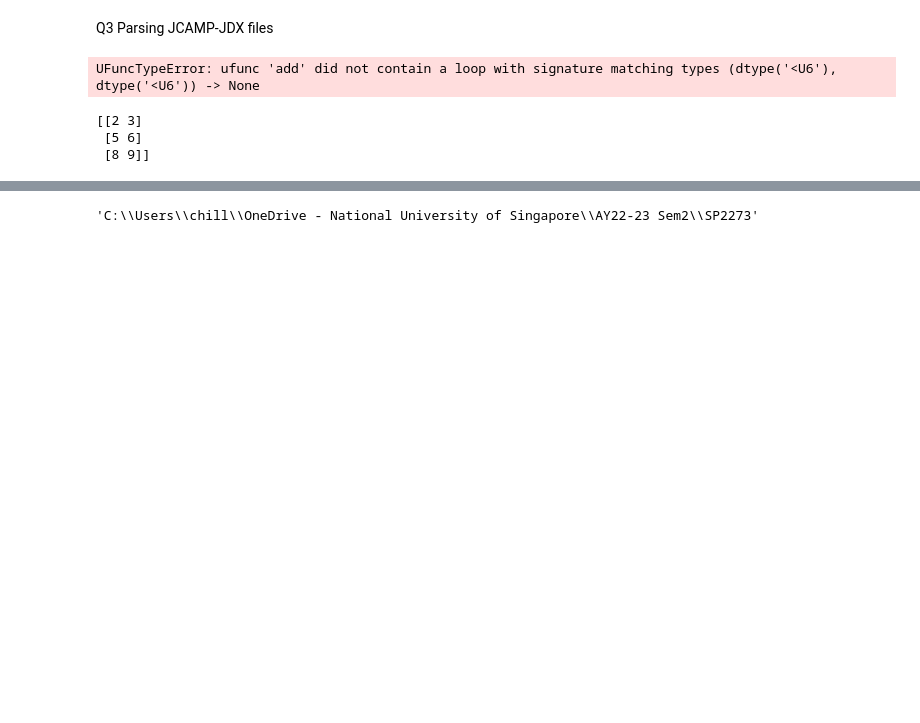
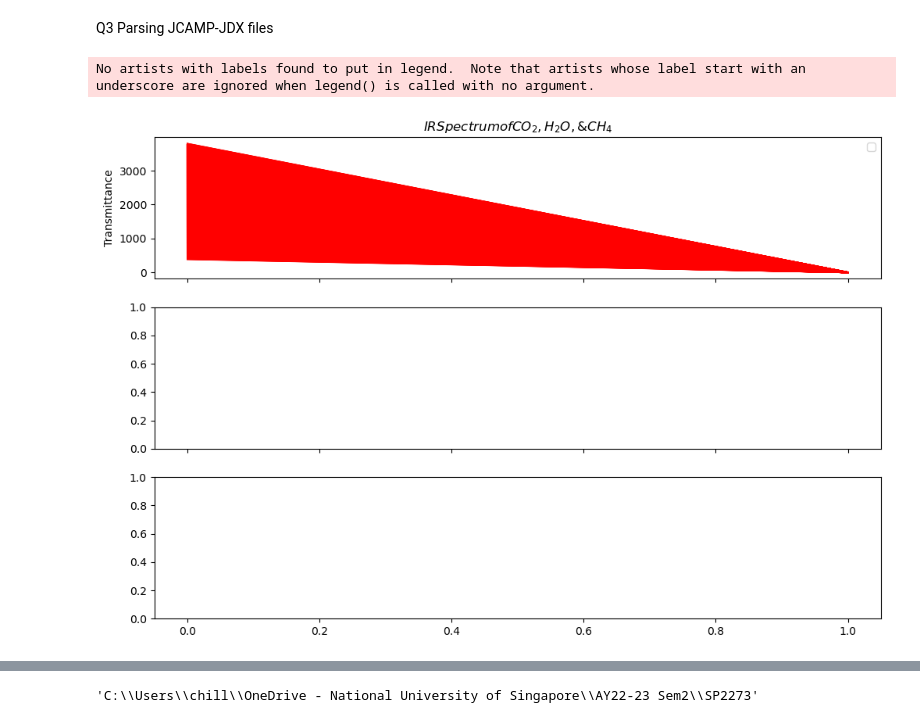
Before and after one commit to SPS-SP2273/learning-portfolio-BM14Pancake, a Jupyter notebook: E0969282 Viva Notebook Q3.ipynb, the cells around one changed output, grey strips where cells are left out. Drawn from its saved outputs; the diff is of its cells as text; code cells hidden in the pictures; blank space fills up the shorter version.

Commit message:
Progress on Q3! Almost done yay
Just gotta plot and then I'm done wahoo

```diff
--- a/E0969282 Viva Notebook Q3.ipynb
+++ b/E0969282 Viva Notebook Q3.ipynb
@@ -12,60 +12,55 @@ def IR_av(lul):
         lst.append(yval)
         IR_vals.append(lst)
     return IR_vals
 
 #read JDX format file and return array of IR data
 def extract_IR(chem):
     import numpy as np
     import glob
 
     numbers = []
-    IRs = []
     yvals = []
+    xvals = []
 
     #reads the file, splits it by line and adds each row to numbers
     with open(f"{chem}.jdx", 'r') as file:
         data = file.read()
         data = data.split("\n") #data here is a list
         for line in data:
             line = line.strip('#')
             if line == '':
                 continue
             if line[0].isdigit():
                 numbers.append(line)
 
-#after adding to the numbers list, we should optimise it into an array for subsetting
+#after adding to the numbers list, I'll append all the data into lists so it can be used to make the graphs :D
     for row in numbers:
-        row = row.split(' ', 5) #row is now a list
-        IRs.append(row) #now IRs is a 2d list; casting got problem tho?
-    IR_av(IRs)
+        row = row.split(' ', 5)
+        row = np.array(row)
+        row = row.astype(float)
+        xvals.append(row[0])
+        yval = np.sum(row[1:])/(len(row)-1)
+        yvals.append(yval)
 
-print(extract_IR('carbon_dioxide'))
+    return xvals, yvals
 
 
-# print(extract_IR('methane'))
+#time to plot for each compound
+import matplotlib as plt
+from matplotlib import pyplot as plt
 
-# import matplotlib as plt
-# cmpds = ['water', 'carbon_dioxide', 'methane']
+cmpds = ['water', 'carbon_dioxide', 'methane']
 
-# for cmpd in cmpds:
-#     extract_IR(cmpd)
-#     plt.plot(x, y_1, color='red', linestyle='dashed', label='Y values')
-#     plt.xlabel('x-values')
-#     plt.ylabel('y-values')
-#     plt.title('X vs Y')
-#     plt.grid(alpha=.25)
-#     plt.legend(loc='upper left')
-#     plt.show()
-# print(extract_IR('carbon_dioxide'))
+fig, axes = plt.subplots(nrows=3, ncols=1,
+                         figsize=(12, 8), sharex=True, sharey='row')
+
+axes[0].plot(extract_IR('water'), color='r', label='')
+axes[0].set_title(r'$IR Spectrum of CO_2 , H_2 O, & CH_4$')
+axes[0].set_ylabel('Transmittance')
+#     axes[i].fill_between(extract_IR(cmpds[i]), -2, color='r', alpha=.125)
+axes[0].legend(loc='upper right', frameon=True)
+
+plt.show()
 # %% [output]
-UFuncTypeError: ufunc 'add' did not contain a loop with signature matching types (dtype('<U6'), dtype('<U6')) -> None
+No artists with labels found to put in legend.  Note that artists whose label start with an underscore are ignored when legend() is called with no argument.
+[figure, added]
-# %%
-import numpy as np
-
-thingy = np.array([[1,2,3],[4,5,6],[7,8,9]])
-stuff = thingy[0:,1:]
-print(stuff)
-# %% [output]
-[[2 3]
- [5 6]
- [8 9]]
```
Also changed, not shown: parts of 1 cell of this notebook.
